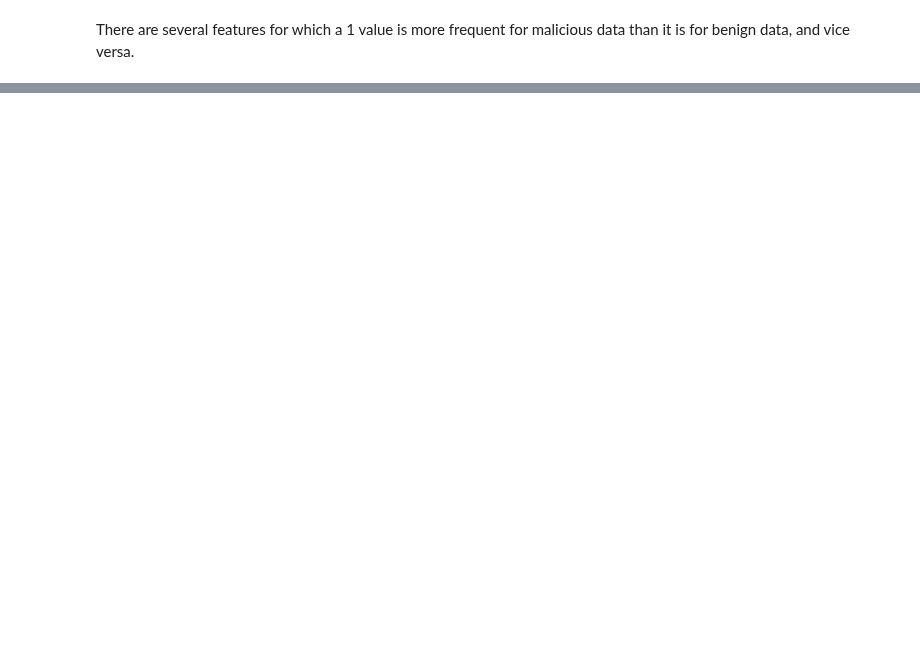
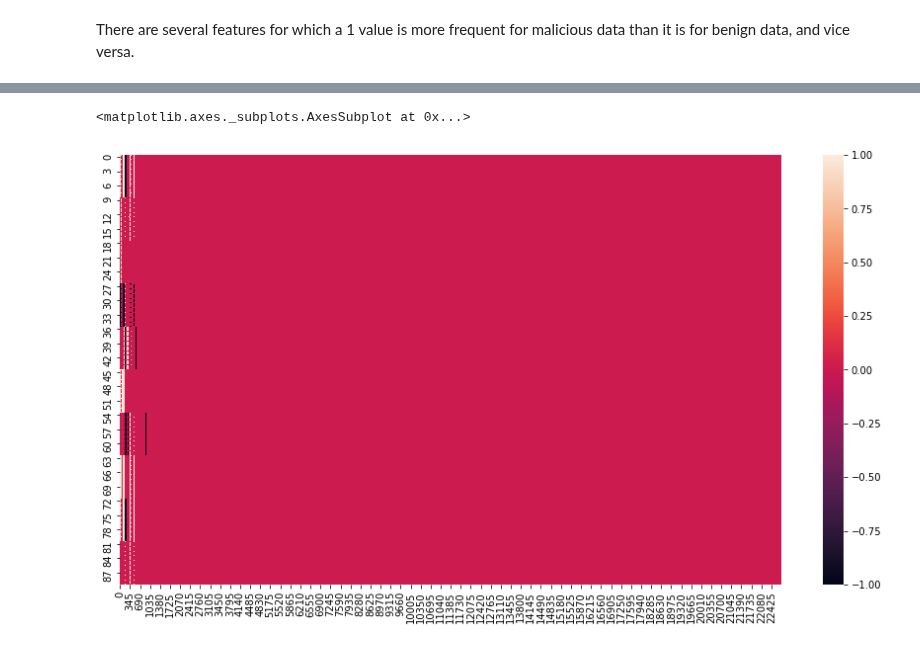
Before and after one commit to sharwinbobde/cyber-data-analytics, a Jupyter notebook: Part-4/task1-nikhil.ipynb, the cells around one changed output, grey strips where cells are left out. Saved outputs shown, nothing was run; the diff lists cells and outputs as text; code cells hidden in the pictures; blank space fills up the shorter version.

Commit message:
heatmap showing unimportant features for distinguishing benign and malicious

```diff
--- a/Part-4/task1-nikhil.ipynb
+++ b/Part-4/task1-nikhil.ipynb
@@ -46,0 +46,8 @@ There are several features for which a 1 value is more frequent for malicious da
+# %%
+# plt.figure(figsize=(15, 8))
+idx = np.random.choice(ben.shape[0], 10, replace=False)
+# benign_sample = ben[idx, :2000]
+# mal_sample = mal[idx, :2000]
+# sns.heatmap()
+# %%
+idx_perm = np.array(list(permutations(idx, 2)))
@@ -46,0 +58,2 @@ There are several features for which a 1 value is more frequent for malicious da
+# %%
+diff = ben[idx_perm[:, 0]]-mal[idx_perm[:, 0]]
@@ -46,0 +70,6 @@ There are several features for which a 1 value is more frequent for malicious da
+# %%
+plt.figure(figsize=(15, 8))
+sns.heatmap(diff)
+# %% [output]
+<matplotlib.axes._subplots.AxesSubplot at 0x...>
+[figure, added]
```
Also changed, not shown: parts of 6 cells of this notebook.
